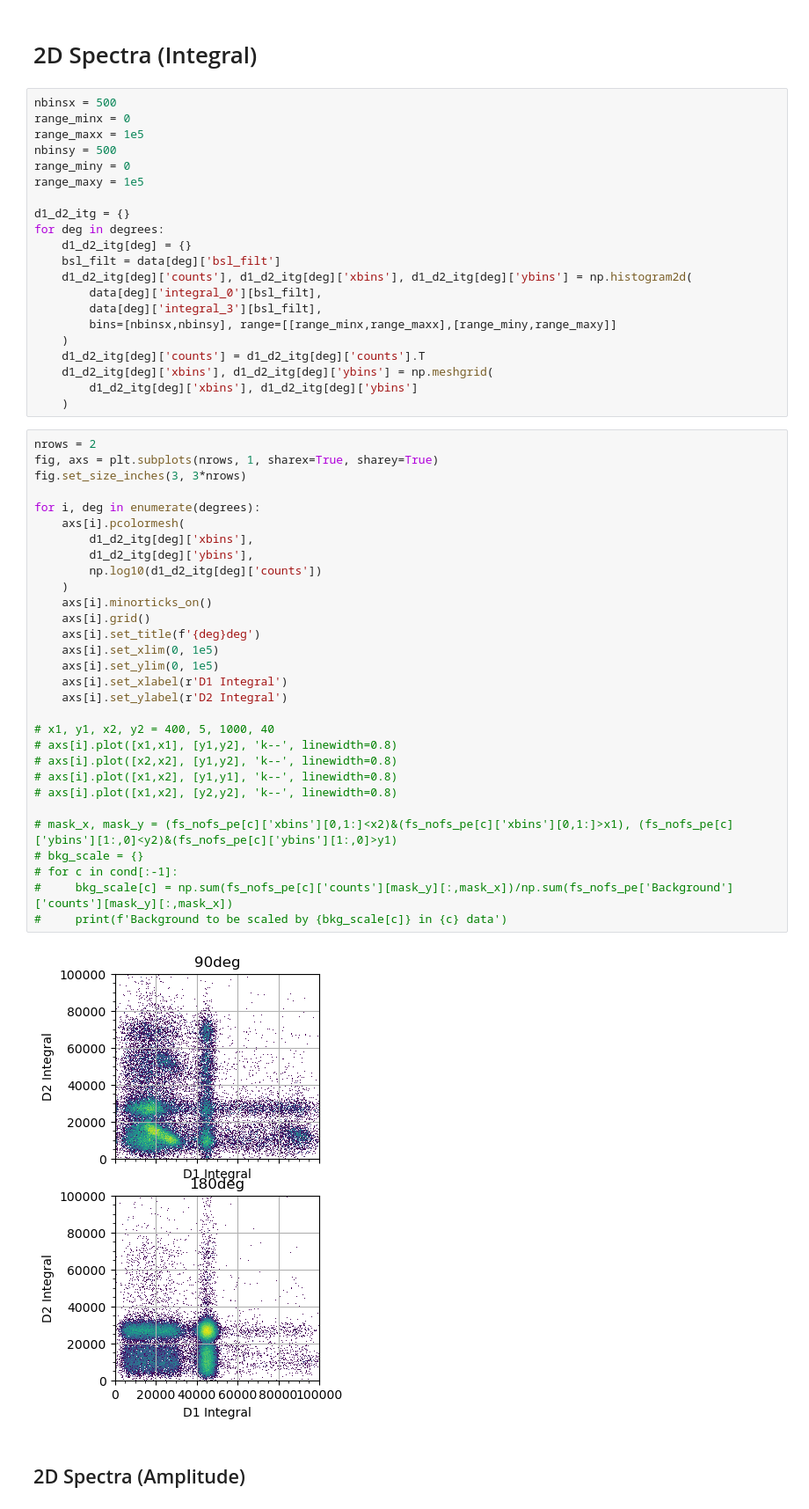
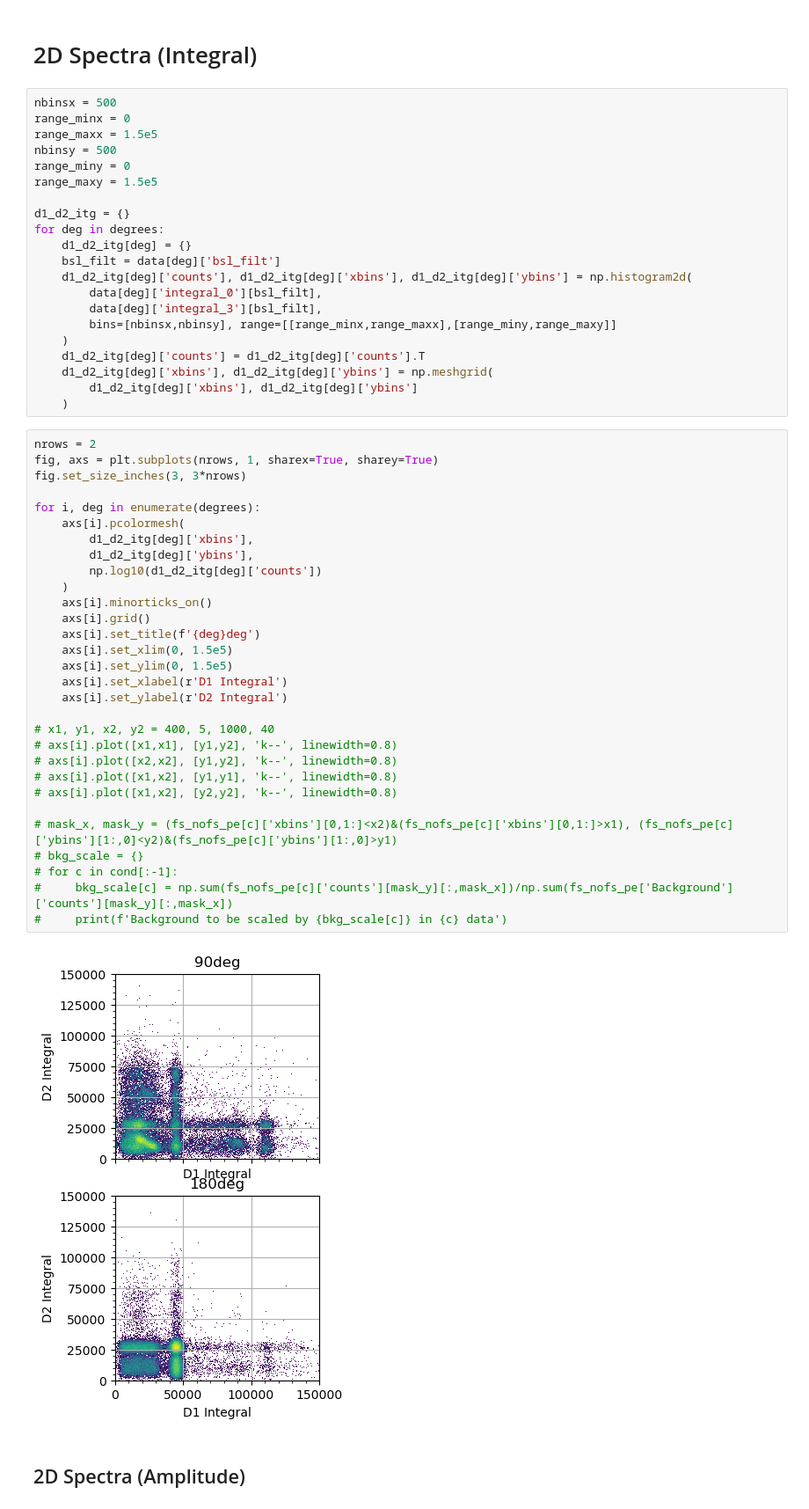
Before and after one commit to darkside-princeton/sipm-analysis, a Jupyter notebook: jupyter/baf2_liq8.ipynb, the cells around one changed output. Shown: that part at 88% size. Cells and saved outputs as stored; diff of their text form.

```diff
--- a/jupyter/baf2_liq8.ipynb
+++ b/jupyter/baf2_liq8.ipynb
@@ -114,10 +114,10 @@ plt.minorticks_on()
 # %%
 nbinsx = 500
 range_minx = 0
-range_maxx = 1e5
+range_maxx = 1.5e5
 nbinsy = 500
 range_miny = 0
-range_maxy = 1e5
+range_maxy = 1.5e5
 
 d1_d2_itg = {}
 for deg in degrees:
@@ -135,35 +135,35 @@ for deg in degrees:
 # %%
 nrows = 2
 fig, axs = plt.subplots(nrows, 1, sharex=True, sharey=True)
 fig.set_size_inches(3, 3*nrows)
 
 for i, deg in enumerate(degrees):
     axs[i].pcolormesh(
         d1_d2_itg[deg]['xbins'],
         d1_d2_itg[deg]['ybins'],
         np.log10(d1_d2_itg[deg]['counts'])
     )
     axs[i].minorticks_on()
     axs[i].grid()
     axs[i].set_title(f'{deg}deg')
-    axs[i].set_xlim(0, 1e5)
-    axs[i].set_ylim(0, 1e5)
+    axs[i].set_xlim(0, 1.5e5)
+    axs[i].set_ylim(0, 1.5e5)
     axs[i].set_xlabel(r'D1 Integral')
     axs[i].set_ylabel(r'D2 Integral')
 
 # x1, y1, x2, y2 = 400, 5, 1000, 40
 # axs[i].plot([x1,x1], [y1,y2], 'k--', linewidth=0.8)
 # axs[i].plot([x2,x2], [y1,y2], 'k--', linewidth=0.8)
 # axs[i].plot([x1,x2], [y1,y1], 'k--', linewidth=0.8)
 # axs[i].plot([x1,x2], [y2,y2], 'k--', linewidth=0.8)
 
 # mask_x, mask_y = (fs_nofs_pe[c]['xbins'][0,1:]<x2)&(fs_nofs_pe[c]['xbins'][0,1:]>x1), (fs_nofs_pe[c]['ybins'][1:,0]<y2)&(fs_nofs_pe[c]['ybins'][1:,0]>y1)
 # bkg_scale = {}
 # for c in cond[:-1]:
 #     bkg_scale[c] = np.sum(fs_nofs_pe[c]['counts'][mask_y][:,mask_x])/np.sum(fs_nofs_pe['Background']['counts'][mask_y][:,mask_x])
 #     print(f'Background to be scaled by {bkg_scale[c]} in {c} data')
 # %% [output]
-[figure, old version]
+[figure, new version]
 # %% [markdown]
 ## 2D Spectra (Amplitude)
 # %%
```
Also changed, not shown: 7 other files.
